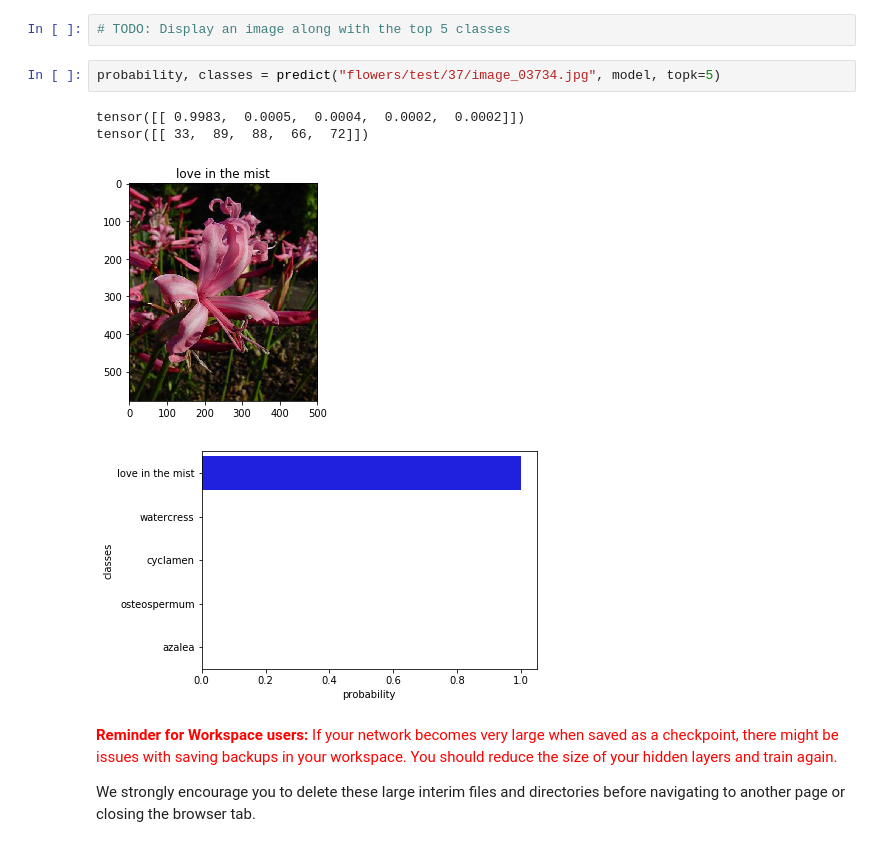
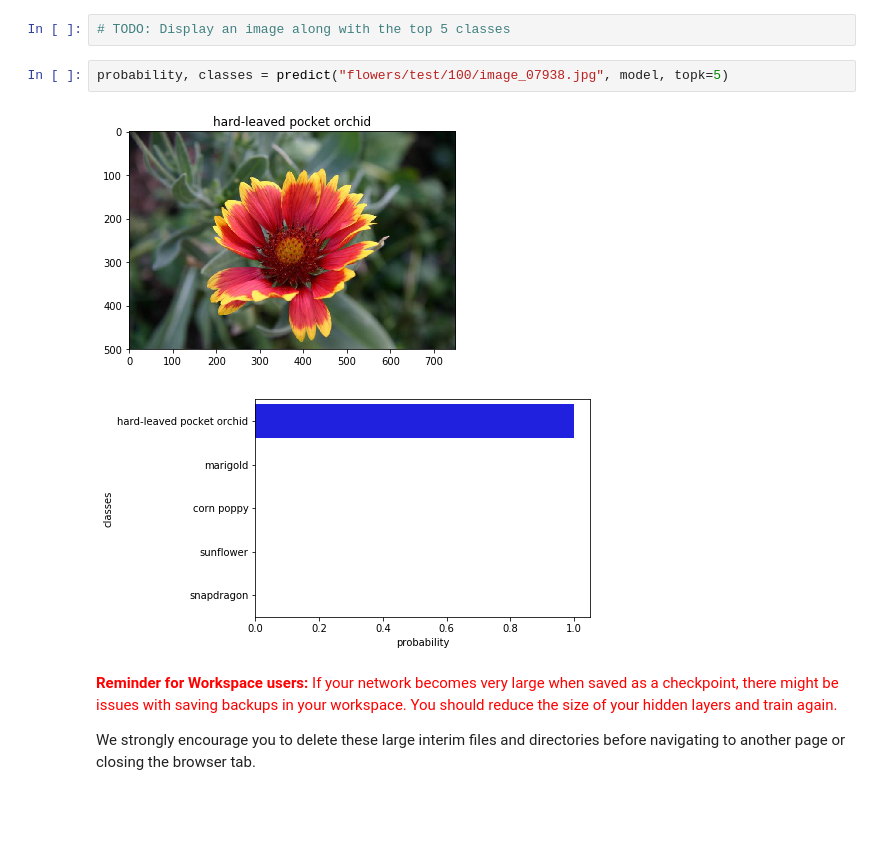
Before and after one commit to AlexYoOS/ai-project-2, a Jupyter notebook: src/Image Classifier Project.ipynb, the cells around one changed output. Saved outputs shown, nothing was run; the diff lists cells and outputs as text; blank space fills up the shorter version.

```diff
--- a/src/Image Classifier Project.ipynb
+++ b/src/Image Classifier Project.ipynb
@@ -425,12 +423,10 @@ You can convert from the class integer encoding to actual flower names with the
 # %%
 # TODO: Display an image along with the top 5 classes
 # %%
-probability, classes = predict("flowers/test/37/image_03734.jpg", model, topk=5)
+probability, classes = predict("flowers/test/100/image_07938.jpg", model, topk=5)
 # %% [output]
-tensor([[ 0.9983,  0.0005,  0.0004,  0.0002,  0.0002]])
-tensor([[ 33,  89,  88,  66,  72]])
-[figure, old version]
+[figure, new version]
-[figure, old version]
+[figure, new version]
 # %% [markdown]
 <font color='red'>**Reminder for Workspace users:** If your network becomes very large when saved as a checkpoint, there might be issues with saving backups in your workspace. You should reduce the size of your hidden layers and train again.
 
```
Also changed, not shown: parts of 2 cells of this notebook.
